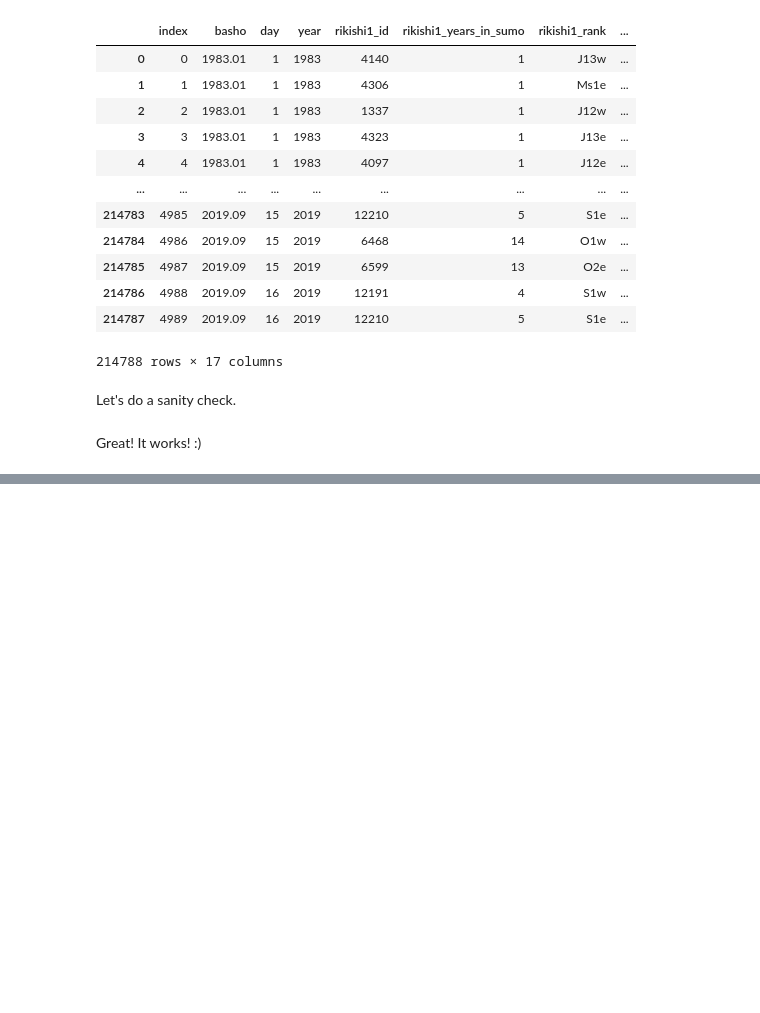
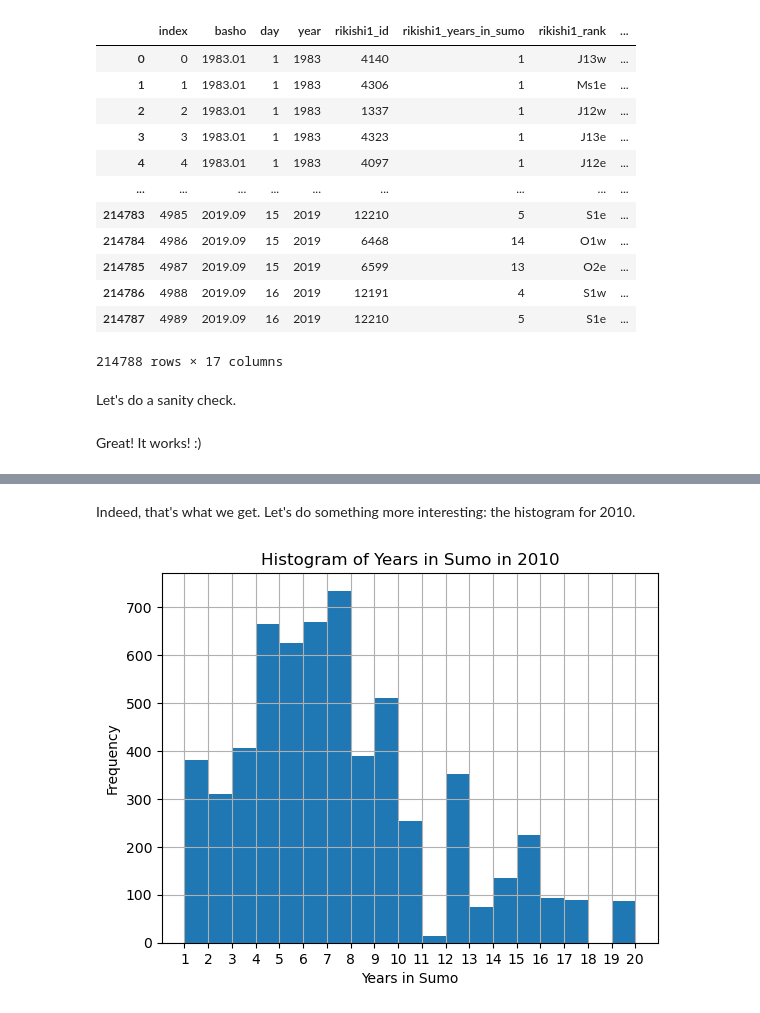
Before and after one commit to kyla-pohl/Erdos-Institute-Fall-2024-Project-Sumo, a Jupyter notebook: Pohl_11.4.24.ipynb, the cells around one changed output, grey strips where cells are left out. Drawn from its saved outputs; the diff is of its cells as text; code cells hidden in the pictures; blank space fills up the shorter version.

```diff
--- a/Pohl_11.4.24.ipynb
+++ b/Pohl_11.4.24.ipynb
@@ -181,0 +218,11 @@ Great! It works! :)
+# %% [markdown]
+Indeed, that's what we get. Let's do something more interesting: the histogram for 2010.
+# %%
+dfs_by_year['df2010']['rikishi1_years_in_sumo'].hist(bins=19)  # Change 'bins' to adjust the number of bars
+plt.xticks(np.arange(1, 21, 1))
+plt.xlabel('Years in Sumo')
+plt.ylabel('Frequency')
+plt.title('Histogram of Years in Sumo in 2010')
+plt.show()
+# %% [output]
+[figure, added]
```
Also changed, not shown: parts of 11 cells of this notebook.
